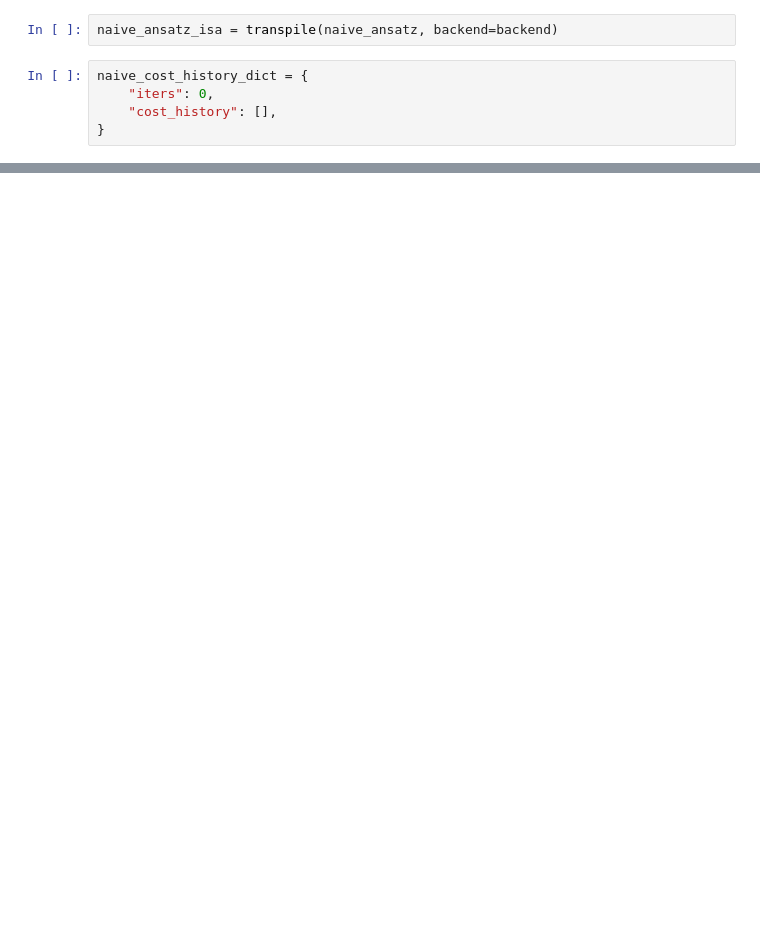
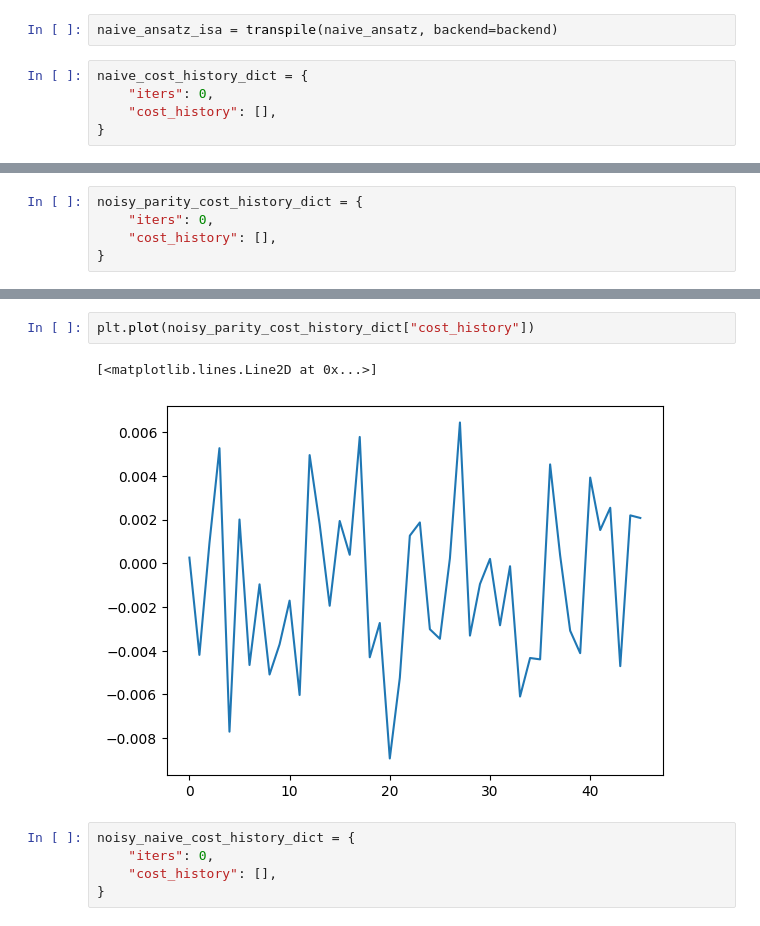
Before and after one commit to kimmmjh/2025-ionq-research-mentoring, a Jupyter notebook: full.ipynb, the cells around one changed output, grey strips where cells are left out. Saved outputs shown, nothing was run; the diff lists cells and outputs as text; blank space fills up the shorter version.

```diff
--- a/full.ipynb
+++ b/full.ipynb
@@ -179,0 +203,5 @@ plt.plot(naive_cost_history_dict["cost_history"])
+# %%
+noisy_parity_cost_history_dict = {
+    "iters": 0,
+    "cost_history": [],
+}
@@ -179,0 +236,10 @@ plt.plot(naive_cost_history_dict["cost_history"])
+# %%
+plt.plot(noisy_parity_cost_history_dict["cost_history"])
+# %% [output]
+[<matplotlib.lines.Line2D at 0x...>]
+[figure, added]
+# %%
+noisy_naive_cost_history_dict = {
+    "iters": 0,
+    "cost_history": [],
+}
```
Also changed, not shown: parts of 13 cells of this notebook.
